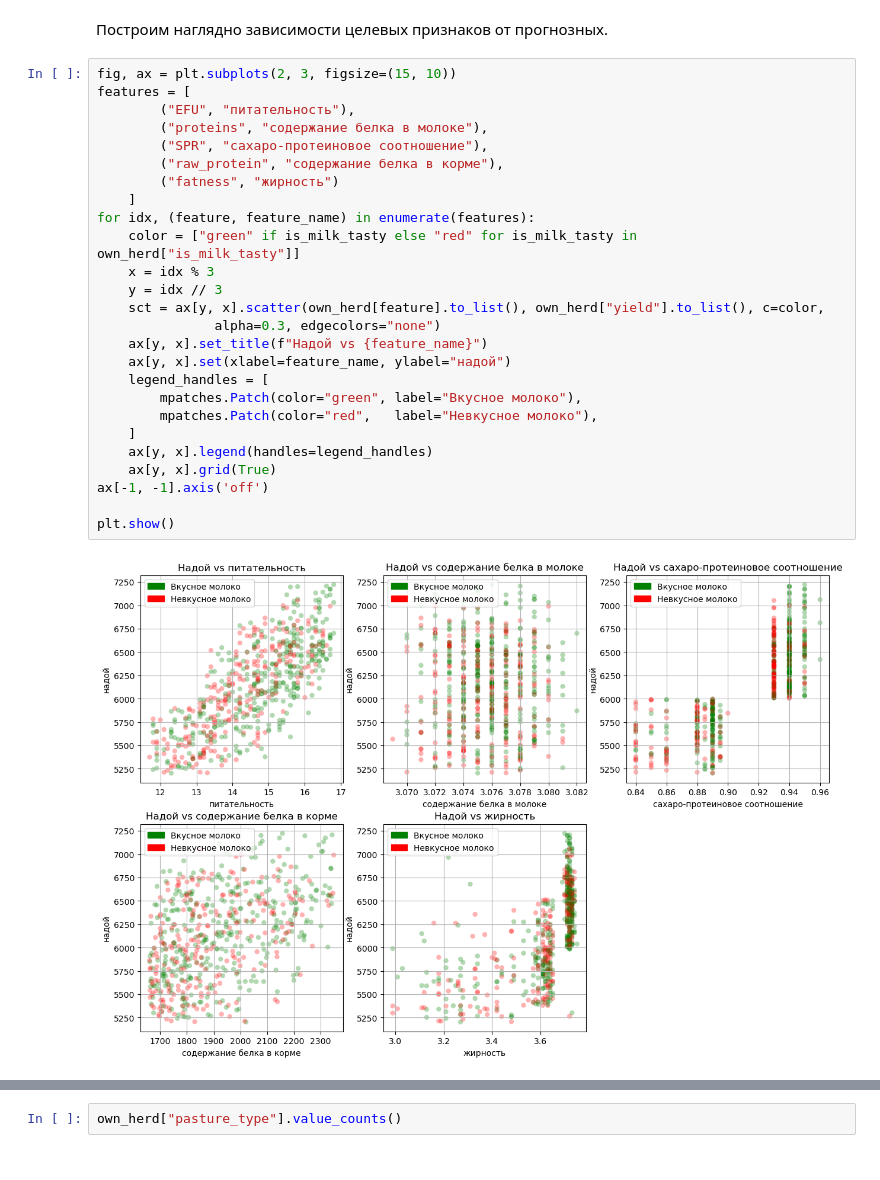
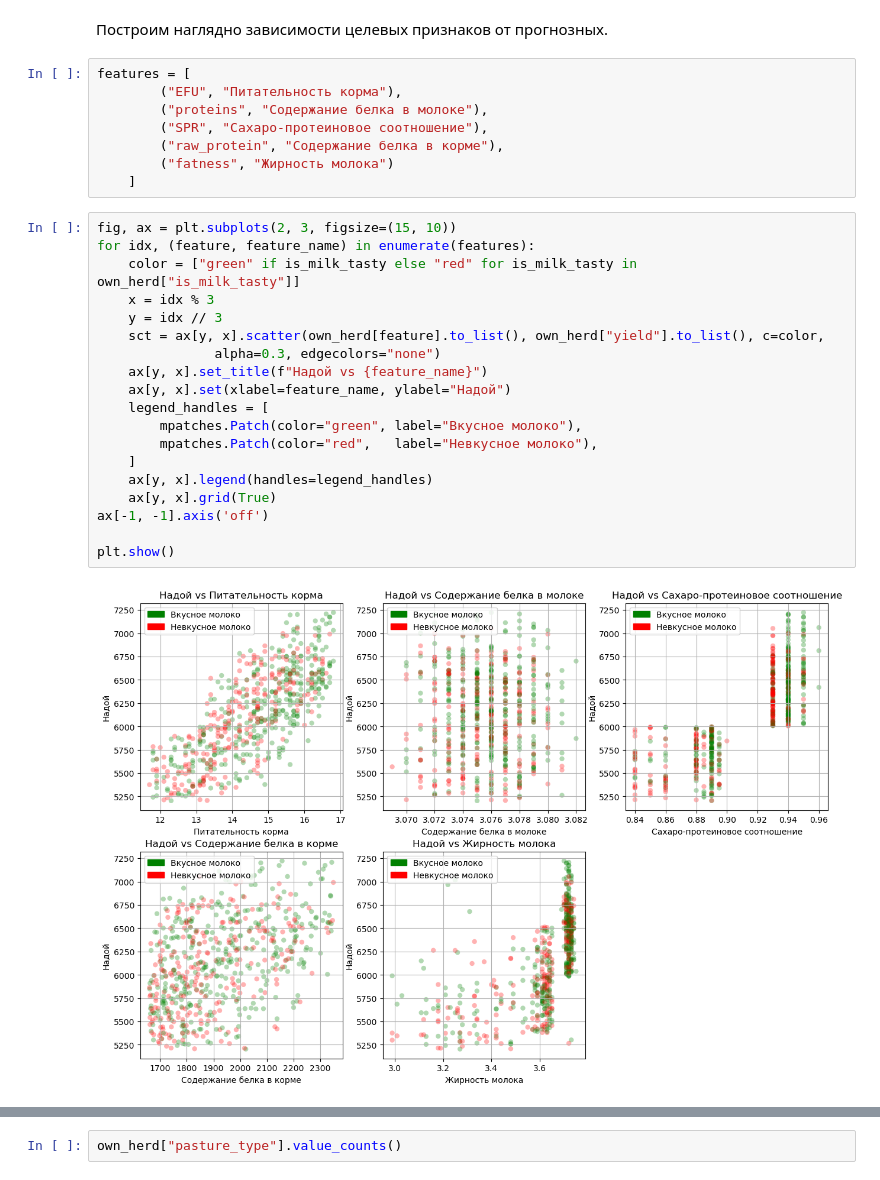
Before and after one commit to EvanderLatine/DS_Practicum, a Jupyter notebook: Ferm_Predictions/research.ipynb, the cells around one changed output, grey strips where cells are left out. Cells and saved outputs as stored; diff of their text form.

```diff
--- a/Ferm_Predictions/research.ipynb
+++ b/Ferm_Predictions/research.ipynb
@@ -757,31 +757,32 @@ plt.show()
 Делаем вывод, что для предсказания вкуса молока можно не использовать признаки, касающиеся породы коровы. Так же полезно рассмотреть типы зависимости для признаков с высокой и средней зависимостью с целевыми и так же построить зависимости выделенных выше прогнозных признаков между собой.
 # %% [markdown]
 Построим наглядно зависимости целевых признаков от прогнозных.
+# %%
+features = [
+        ("EFU", "Питательность корма"),
+        ("proteins", "Содержание белка в молоке"),
+        ("SPR", "Сахаро-протеиновое соотношение"),
+        ("raw_protein", "Содержание белка в корме"),
+        ("fatness", "Жирность молока")
+    ]
 # %%
 fig, ax = plt.subplots(2, 3, figsize=(15, 10))
-features = [
-        ("EFU", "питательность"),
-        ("proteins", "содержание белка в молоке"),
-        ("SPR", "сахаро-протеиновое соотношение"),
-        ("raw_protein", "содержание белка в корме"),
-        ("fatness", "жирность")
-    ]
 for idx, (feature, feature_name) in enumerate(features):
     color = ["green" if is_milk_tasty else "red" for is_milk_tasty in own_herd["is_milk_tasty"]]
     x = idx % 3
     y = idx // 3
     sct = ax[y, x].scatter(own_herd[feature].to_list(), own_herd["yield"].to_list(), c=color,
                alpha=0.3, edgecolors="none")
     ax[y, x].set_title(f"Надой vs {feature_name}")
-    ax[y, x].set(xlabel=feature_name, ylabel="надой")
+    ax[y, x].set(xlabel=feature_name, ylabel="Надой")
     legend_handles = [
         mpatches.Patch(color="green", label="Вкусное молоко"),
         mpatches.Patch(color="red",   label="Невкусное молоко"),
     ]
     ax[y, x].legend(handles=legend_handles)
     ax[y, x].grid(True)
 ax[-1, -1].axis('off')
 
 plt.show()
 # %% [output]
-[figure, old version]
+[figure, new version]
```
Also changed, not shown: parts of 11 cells of this notebook.
